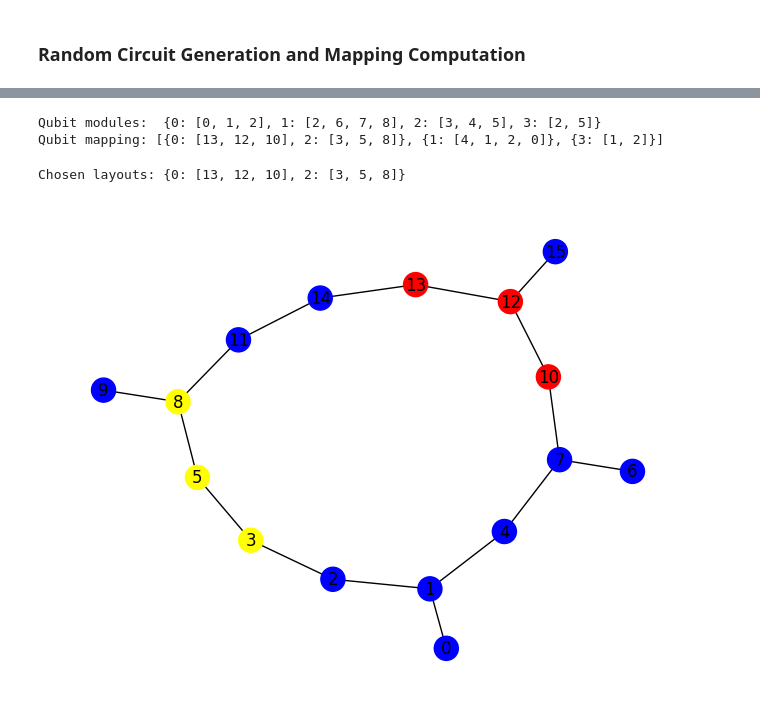
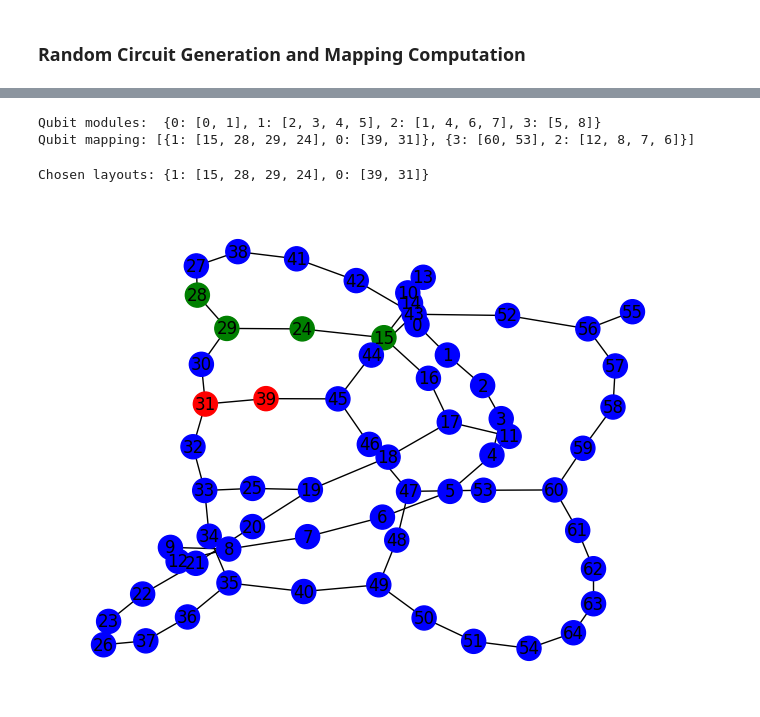
Before and after one commit to Giorgio-Miani/quantum-swap-optimizer, a Jupyter notebook: testing/testing.ipynb, the cells around one changed output, grey strips where cells are left out. Drawn from its saved outputs; the diff is of its cells as text; code cells hidden in the pictures.

```diff
--- a/testing/testing.ipynb
+++ b/testing/testing.ipynb
@@ -43,48 +43,49 @@ circuit.draw_dependency_graph()
 # %%
 # Generate the Quantum Circuit Mapping
-q_map = qMap.QubitMapping(circuit, backend=FakeGuadalupeV2(), buffer_distance=buffer_distance, reduced_distance=2, max_allowed_weight=3)
+q_map = qMap.QubitMapping(circuit, backend=FakeBrooklynV2(), buffer_distance=buffer_distance, reduced_distance=2, max_allowed_weight=3)
 q_map.generate_qubit_mapping()
 print(f"Qubit modules:  {q_map.modules_qubits}")
 print(f"Qubit mapping: {q_map.qubit_mapping}")
 # %% [output]
-Qubit modules:  {0: [0, 1, 2], 1: [2, 6, 7, 8], 2: [3, 4, 5], 3: [2, 5]}
-Qubit mapping: [{0: [13, 12, 10], 2: [3, 5, 8]}, {1: [4, 1, 2, 0]}, {3: [1, 2]}]
+Qubit modules:  {0: [0, 1], 1: [2, 3, 4, 5], 2: [1, 4, 6, 7], 3: [5, 8]}
+Qubit mapping: [{1: [15, 28, 29, 24], 0: [39, 31]}, {3: [60, 53], 2: [12, 8, 7, 6]}]
 # %%
 def generate_layouts(module, backend):
     """ Searches for, optimizes and evaluates quantum circuit layouts for a specified backend. """
     trans_qc = transpile(module, backend, optimization_level=3)
     small_qc = mm.deflate_circuit(trans_qc)
     layouts = mm.matching_layouts(small_qc, backend)
     scores = mm.evaluate_layouts(small_qc, layouts, backend)
     return scores
 
 backend   = q_map.backend
 couplings = backend.coupling_map.get_edges()
 qc_graph  = nx.from_edgelist(couplings)
 
 # Retrieve the qubits associated with each chosen layout
 timestep       = 0
 chosen_layouts = q_map.qubit_mapping[timestep]
 print(f"Chosen layouts: {chosen_layouts}")
 
 # Plot the quantum circuit graph with the chosen layout for each mapped module
 colors    = ['blue', 'red', 'green', 'yellow', 'orange', 'purple', 'brown', 'pink']
 color_map = []
 
 for node in qc_graph:
     in_layout = False
     for (moduleIndex, layout) in chosen_layouts.items():
         if node in layout:
             color_map.append(colors[moduleIndex + 1])
             in_layout = True
 
     if not in_layout:
         color_map.append(colors[0])
 
-nx.draw(qc_graph, node_color=color_map, with_labels=True)
+pos = nx.planar_layout(qc_graph)
+nx.draw(qc_graph, pos, node_color=color_map, with_labels=True)
 # %% [output]
-Chosen layouts: {0: [13, 12, 10], 2: [3, 5, 8]}
+Chosen layouts: {1: [15, 28, 29, 24], 0: [39, 31]}
-[figure, old version]
+[figure, new version]
 # %%
 # Plot module of the circuit
 circuit.modules[3].draw('mpl')
```
Also changed, not shown: parts of 3 cells of this notebook, 1 other file.
